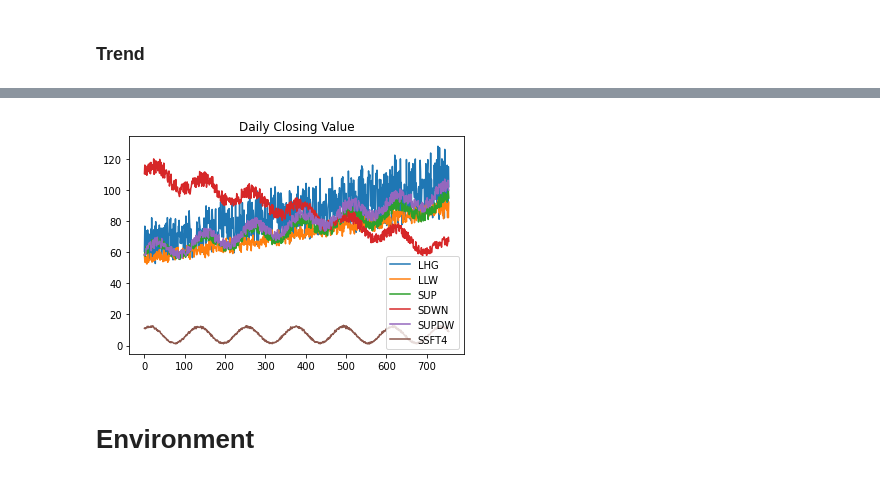
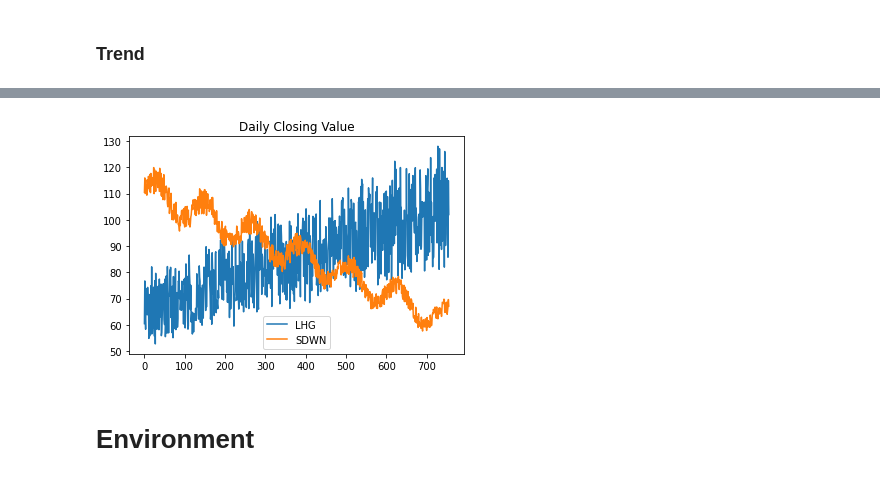
Before and after one commit to interritus141/COMP0031-Group-Research-Project, a Jupyter notebook: COMP0031.ipynb, the cells around one changed output, grey strips where cells are left out. Drawn from its saved outputs; the diff is of its cells as text; code cells hidden in the pictures.

```diff
--- a/COMP0031.ipynb
+++ b/COMP0031.ipynb
@@ -238,18 +259,18 @@ mock_mixed_df = add_cov(mock_mixed_df)
 # %%
 plt.plot(lin_high_var_df["Close"].index, lin_high_var_df["Close"], label="LHG")
-plt.plot(lin_low_var_df["Close"].index, lin_low_var_df["Close"], label="LLW")
+# plt.plot(lin_low_var_df["Close"].index, lin_low_var_df["Close"], label="LLW")
 
-plt.plot(sin_up_df["Close"].index, sin_up_df["Close"], label="SUP")
+# plt.plot(sin_up_df["Close"].index, sin_up_df["Close"], label="SUP")
 plt.plot(sin_down_df["Close"].index, sin_down_df["Close"], label="SDWN")
 
-plt.plot(sin_up_down_df["Close"].index, sin_up_down_df["Close"], label="SUPDW")
-plt.plot(sin_shift_4_df["Close"].index, sin_shift_4_df["Close"], label="SSFT4")
+# plt.plot(sin_up_down_df["Close"].index, sin_up_down_df["Close"], label="SUPDW")
+# plt.plot(sin_shift_4_df["Close"].index, sin_shift_4_df["Close"], label="SSFT4")
 
 plt.title("Daily Closing Value")
 plt.legend()
 plt.show()
 # %% [output]
-[figure, old version]
+[figure, new version]
 # %% [markdown]
 # Environment
 # %% [markdown]
```
Also changed, not shown: parts of 62 cells of this notebook.
